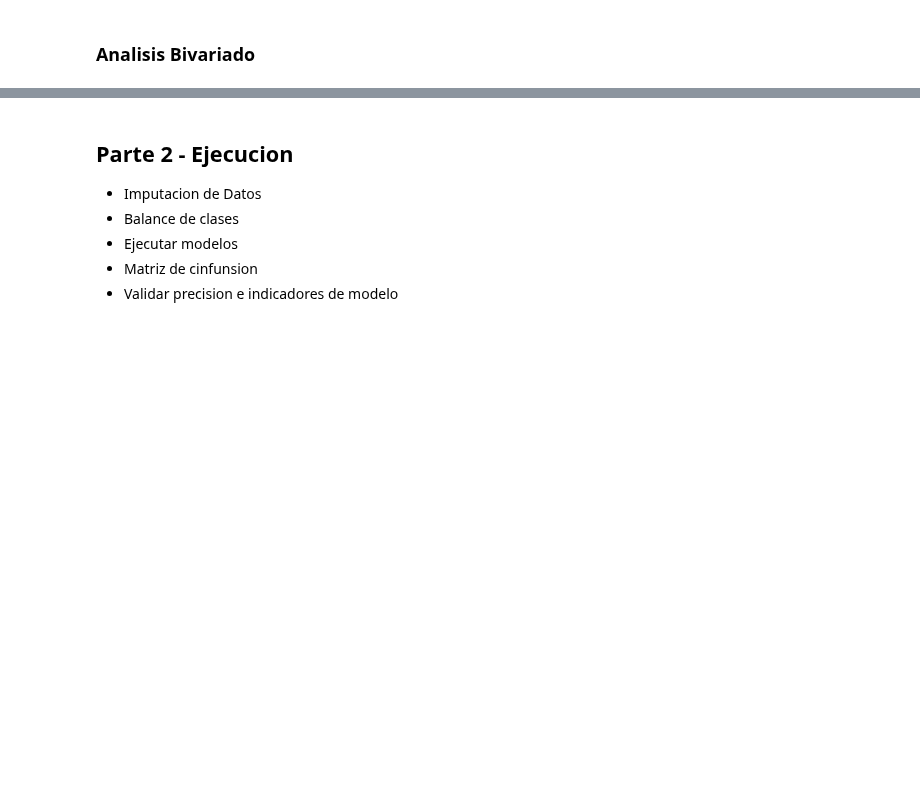
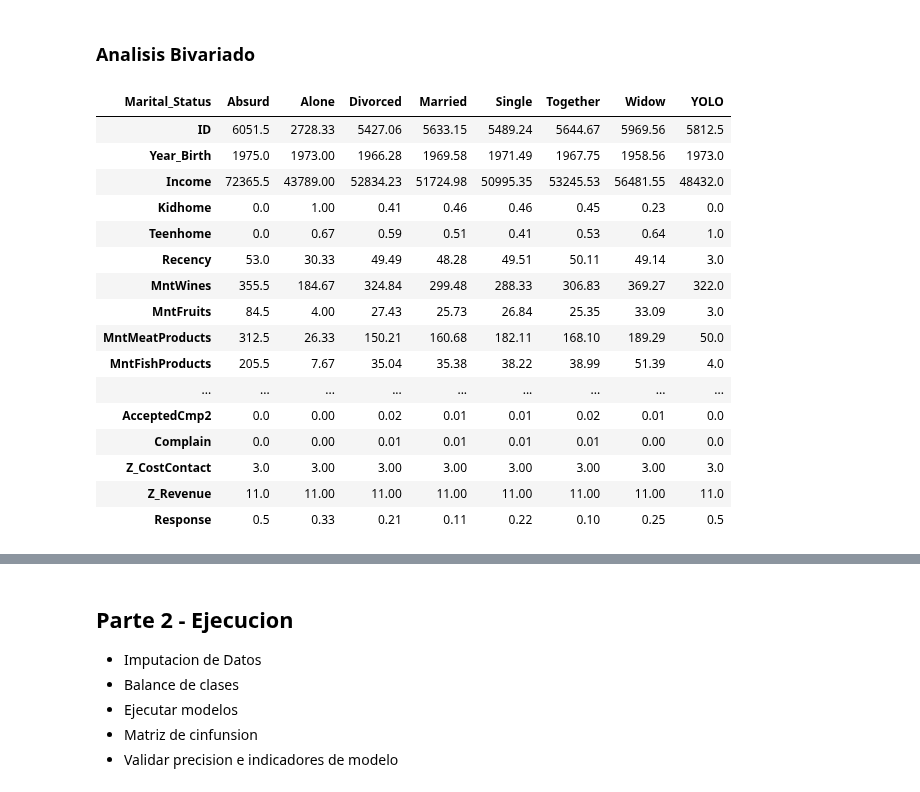
Before and after one commit to BryanHs20/Python-para-Data-Analyst, a Jupyter notebook: Python Avanzado/Machine Learning/Machine Learning.ipynb, the cells around one changed output, grey strips where cells are left out. Cells and saved outputs as stored; diff of their text form; code cells hidden in the pictures; blank space fills up the shorter version.

```diff
--- a/Python Avanzado/Machine Learning/Machine Learning.ipynb
+++ b/Python Avanzado/Machine Learning/Machine Learning.ipynb
@@ -228,3 +228,25 @@ Insights de la Correlacion
 - La variable con la correlacion mas alta es Num CatalogPurchases cmbinada con MntMeatProducts (0.7)
 # %% [markdown]
 ### Analisis Bivariado
+# %%
+# Se muestran las diferentes valores de las variables segun el Estado Civil
+# una de las variables interesantes a analizar es el estado civil = alone y analizar por ejemplo MntMeatProducts o MntFruits
+df.groupby(['Marital_Status']).apply(lambda x: x.select_dtypes(include=[np.number]).mean()).round(2).T
+# %% [output]
+| Marital_Status | Absurd | Alone | Divorced | Married | Single | Together | Widow | YOLO |
+| ID | 6051.5 | 2728.33 | 5427.06 | 5633.15 | 5489.24 | 5644.67 | 5969.56 | 5812.5 |
+| Year_Birth | 1975.0 | 1973.00 | 1966.28 | 1969.58 | 1971.49 | 1967.75 | 1958.56 | 1973.0 |
+| Income | 72365.5 | 43789.00 | 52834.23 | 51724.98 | 50995.35 | 53245.53 | 56481.55 | 48432.0 |
+| Kidhome | 0.0 | 1.00 | 0.41 | 0.46 | 0.46 | 0.45 | 0.23 | 0.0 |
+| Teenhome | 0.0 | 0.67 | 0.59 | 0.51 | 0.41 | 0.53 | 0.64 | 1.0 |
+| Recency | 53.0 | 30.33 | 49.49 | 48.28 | 49.51 | 50.11 | 49.14 | 3.0 |
+| MntWines | 355.5 | 184.67 | 324.84 | 299.48 | 288.33 | 306.83 | 369.27 | 322.0 |
+| MntFruits | 84.5 | 4.00 | 27.43 | 25.73 | 26.84 | 25.35 | 33.09 | 3.0 |
+| MntMeatProducts | 312.5 | 26.33 | 150.21 | 160.68 | 182.11 | 168.10 | 189.29 | 50.0 |
+| MntFishProducts | 205.5 | 7.67 | 35.04 | 35.38 | 38.22 | 38.99 | 51.39 | 4.0 |
+| ... | ... | ... | ... | ... | ... | ... | ... | ... |
+| AcceptedCmp2 | 0.0 | 0.00 | 0.02 | 0.01 | 0.01 | 0.02 | 0.01 | 0.0 |
+| Complain | 0.0 | 0.00 | 0.01 | 0.01 | 0.01 | 0.01 | 0.00 | 0.0 |
+| Z_CostContact | 3.0 | 3.00 | 3.00 | 3.00 | 3.00 | 3.00 | 3.00 | 3.0 |
+| Z_Revenue | 11.0 | 11.00 | 11.00 | 11.00 | 11.00 | 11.00 | 11.00 | 11.0 |
+| Response | 0.5 | 0.33 | 0.21 | 0.11 | 0.22 | 0.10 | 0.25 | 0.5 |
```
Also changed, not shown: parts of 27 cells of this notebook.
